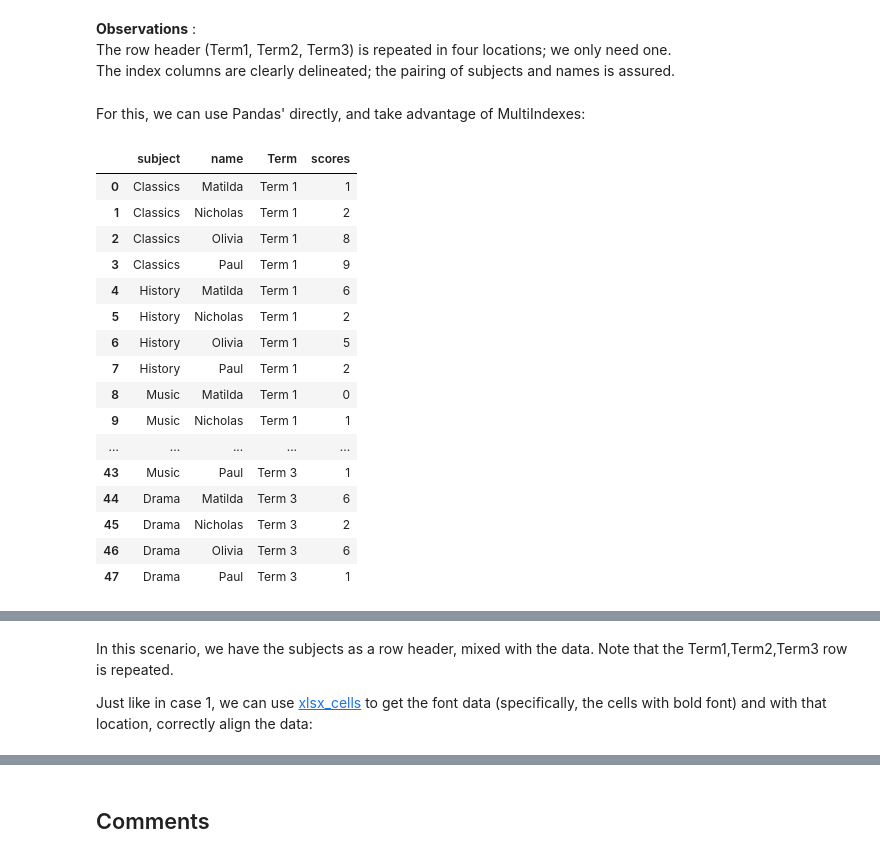
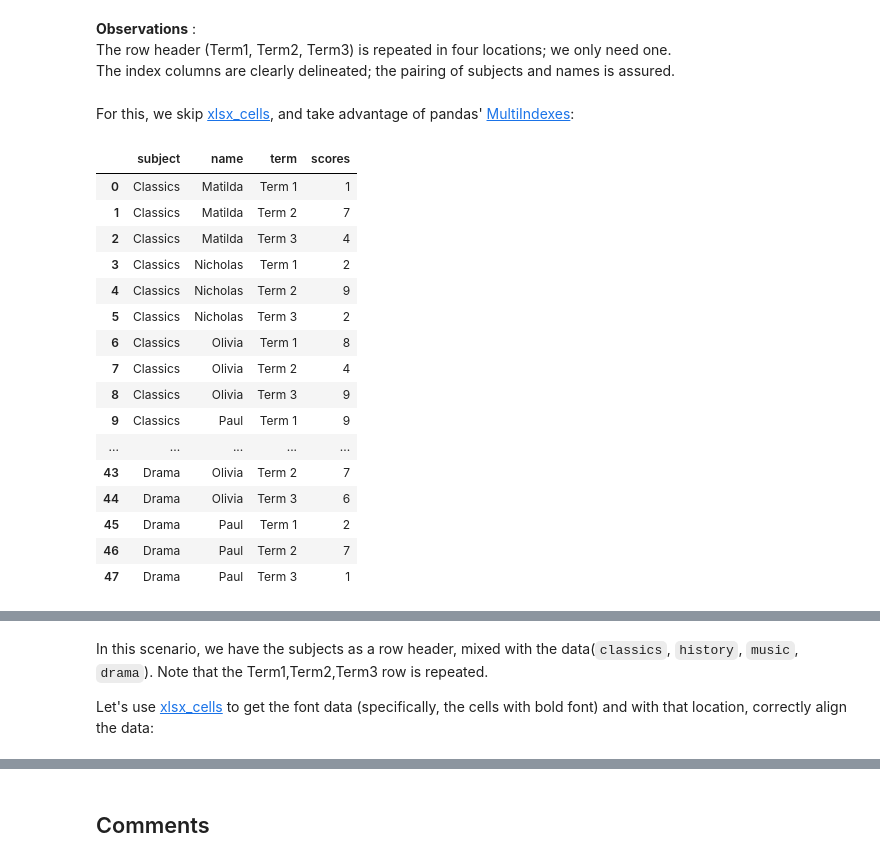
Before and after one commit to samukweku/data-wrangling-blog, a Jupyter notebook: _sources/notebooks/Pivot-Tables-Complex-Unpivoting.ipynb, the cells around one changed output, grey strips where cells are left out. Saved outputs shown, nothing was run; the diff lists cells and outputs as text; code cells hidden in the pictures.

```diff
--- a/_sources/notebooks/Pivot-Tables-Complex-Unpivoting.ipynb
+++ b/_sources/notebooks/Pivot-Tables-Complex-Unpivoting.ipynb
@@ -173,42 +166,46 @@ We can merge the dataframes into one:
 **Observations** : <br>
 The row header (Term1, Term2, Term3) is repeated in four locations; we only need one.<br>
 The index columns are clearly delineated; the pairing of subjects and names is assured.
-# %% [markdown]
-For this, we can use Pandas' directly, and take advantage of MultiIndexes:
+# %% [markdown]
+For this, we skip [xlsx_cells](https://pyjanitor-devs.github.io/pyjanitor/api/io/#janitor.io.xlsx_cells), and take advantage of pandas' [MultiIndexes](https://pandas.pydata.org/docs/user_guide/advanced.html):
 # %%
-(excel_file
-.parse(sheet_name= "pivot-repeated-headers", header=[0, 1], index_col=[0,1,2])
-.droplevel(axis = 0, level = 0)
-.droplevel(axis = 1, level = 0)
-.query("`Term 1` != 'Term 1'")
-.rename_axis(index = ['subject', 'name'])
-.melt(var_name = 'Term', value_name = 'scores', ignore_index = False)
-.reset_index()
-.fill_direction(subject = 'down')
+(
+    excel_file.parse(
+        sheet_name="pivot-repeated-headers", header=[0, 1], index_col=[0, 1, 2]
+    )
+    .droplevel(axis=0, level=0)
+    .droplevel(axis=1, level=0)
+    .transform(pd.to_numeric, errors="coerce")
+    .dropna()
+    .astype(np.int8)
+    .stack(future_stack=True)
+    .rename("scores")
+    .rename_axis(index=["subject", "name", "term"])
+    .reset_index()
 )
 # %% [output]
-|  | subject | name | Term | scores |
+|  | subject | name | term | scores |
 | 0 | Classics | Matilda | Term 1 | 1 |
-| 1 | Classics | Nicholas | Term 1 | 2 |
-| 2 | Classics | Olivia | Term 1 | 8 |
-| 3 | Classics | Paul | Term 1 | 9 |
-| 4 | History | Matilda | Term 1 | 6 |
-| 5 | History | Nicholas | Term 1 | 2 |
-| 6 | History | Olivia | Term 1 | 5 |
-| 7 | History | Paul | Term 1 | 2 |
-| 8 | Music | Matilda | Term 1 | 0 |
-| 9 | Music | Nicholas | Term 1 | 1 |
+| 1 | Classics | Matilda | Term 2 | 7 |
+| 2 | Classics | Matilda | Term 3 | 4 |
+| 3 | Classics | Nicholas | Term 1 | 2 |
+| 4 | Classics | Nicholas | Term 2 | 9 |
+| 5 | Classics | Nicholas | Term 3 | 2 |
+| 6 | Classics | Olivia | Term 1 | 8 |
+| 7 | Classics | Olivia | Term 2 | 4 |
+| 8 | Classics | Olivia | Term 3 | 9 |
+| 9 | Classics | Paul | Term 1 | 9 |
 | ... | ... | ... | ... | ... |
-| 43 | Music | Paul | Term 3 | 1 |
-| 44 | Drama | Matilda | Term 3 | 6 |
-| 45 | Drama | Nicholas | Term 3 | 2 |
-| 46 | Drama | Olivia | Term 3 | 6 |
+| 43 | Drama | Olivia | Term 2 | 7 |
+| 44 | Drama | Olivia | Term 3 | 6 |
+| 45 | Drama | Paul | Term 1 | 2 |
+| 46 | Drama | Paul | Term 2 | 7 |
 | 47 | Drama | Paul | Term 3 | 1 |
 # %% [markdown]
 ### **Case 3 : Headers amongst the data**
 ![pivot-header-within-data.png](Images/pivot-header-within-data.png)
 # %% [markdown]
-In this scenario, we have the subjects as a row header, mixed with the data. Note that the Term1,Term2,Term3 row is repeated.
+In this scenario, we have the subjects as a row header, mixed with the data(`classics`, `history`, `music`, `drama`). Note that the Term1,Term2,Term3 row is repeated.
 
- Just like in case 1, we can use [xlsx_cells](https://pyjanitor-devs.github.io/pyjanitor/api/io/#janitor.io.xlsx_cells) to get the font data (specifically, the cells with bold font) and with that location, correctly align the data:
+Let's use [xlsx_cells](https://pyjanitor-devs.github.io/pyjanitor/api/io/#janitor.io.xlsx_cells) to get the font data (specifically, the cells with bold font) and with that location, correctly align the data:
 # %%
```
Also changed, not shown: parts of 33 cells of this notebook, 12 other files.
